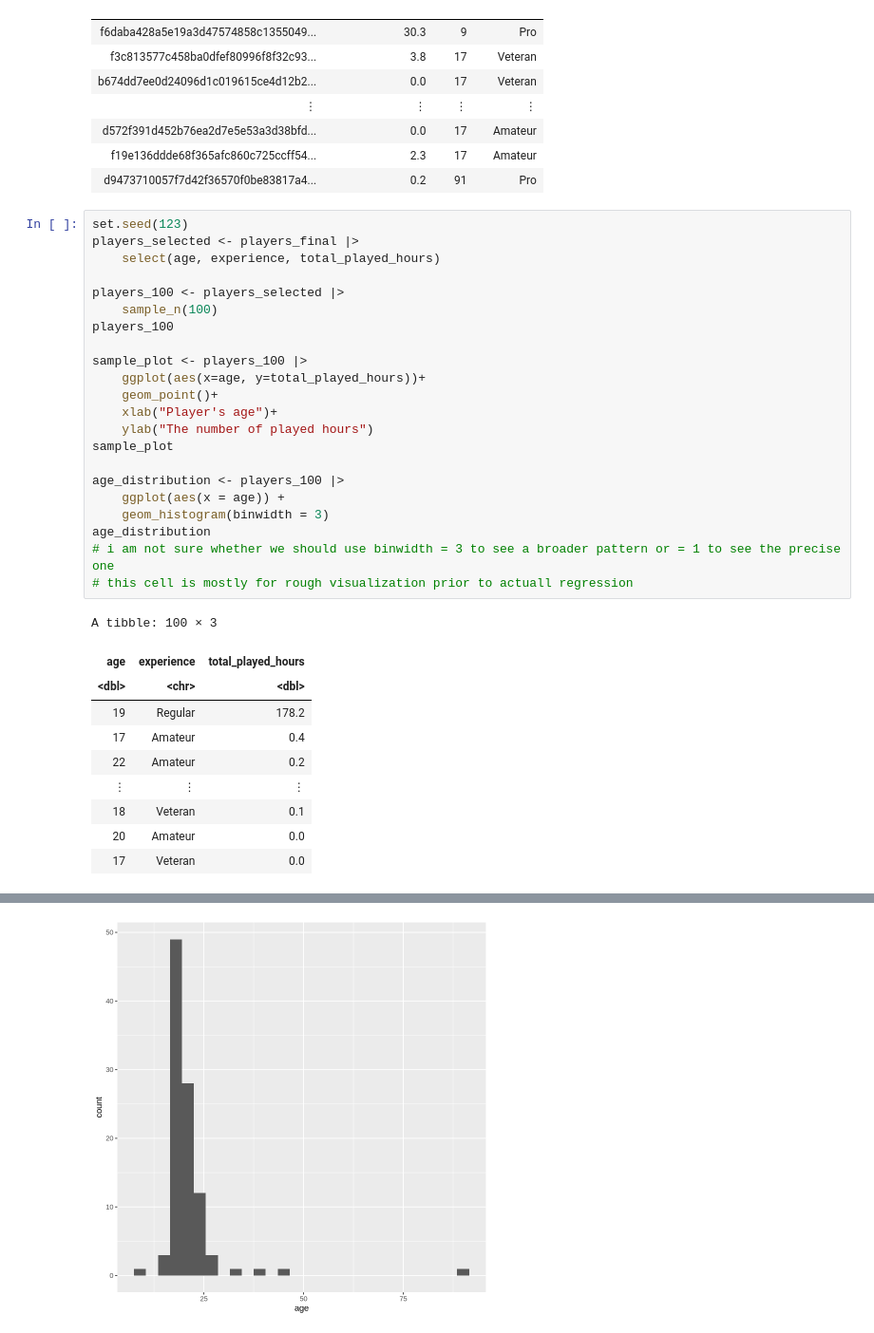
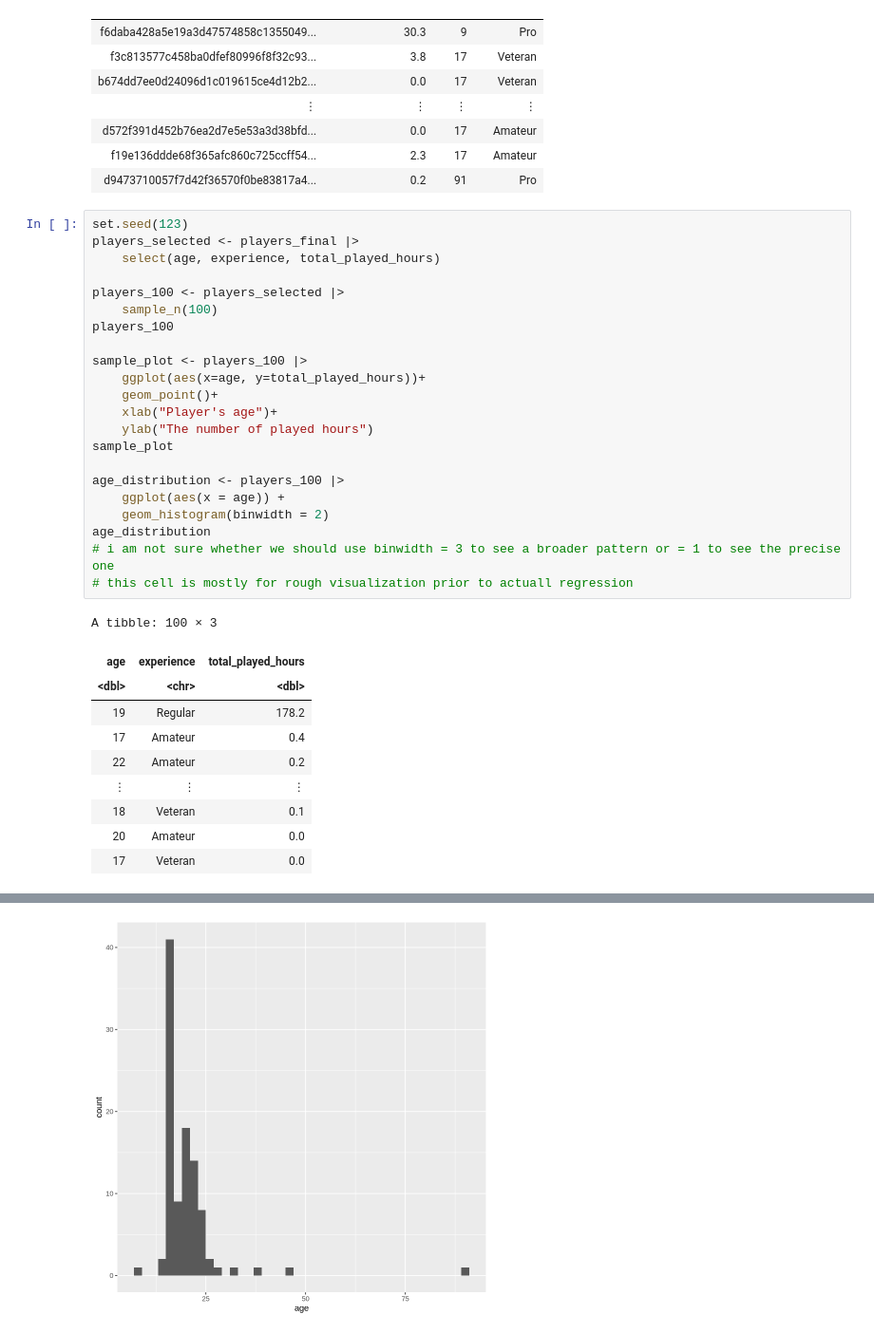
Before and after one commit to leenzeidan/minecraft_project, a Jupyter notebook: project_report.ipynb, the cells around one changed output, grey strips where cells are left out. Shown: that part at 95% size. Drawn from its saved outputs; the diff is of its cells as text.

```diff
--- a/project_report.ipynb
+++ b/project_report.ipynb
@@ -91,33 +91,33 @@ players_selected <- players_final |>
     select(age, experience, total_played_hours)
 
 players_100 <- players_selected |>
     sample_n(100)
 players_100
 
 sample_plot <- players_100 |>
     ggplot(aes(x=age, y=total_played_hours))+
     geom_point()+
     xlab("Player's age")+
     ylab("The number of played hours")
 sample_plot
 
 age_distribution <- players_100 |>
     ggplot(aes(x = age)) +
-    geom_histogram(binwidth = 3)
+    geom_histogram(binwidth = 2)
 age_distribution
 # i am not sure whether we should use binwidth = 3 to see a broader pattern or = 1 to see the precise one
 # this cell is mostly for rough visualization prior to actuall regression
 # %% [output]
 A tibble: 100 × 3
 | age | experience | total_played_hours |
 | <dbl> | <chr> | <dbl> |
 | 19 | Regular | 178.2 |
 | 17 | Amateur | 0.4 |
 | 22 | Amateur | 0.2 |
 | ⋮ | ⋮ | ⋮ |
 | 18 | Veteran | 0.1 |
 | 20 | Amateur | 0.0 |
 | 17 | Veteran | 0.0 |
 [figure]
-[figure, old version]
+[figure, new version]
 # %%
```
Also changed, not shown: parts of 6 cells of this notebook.
